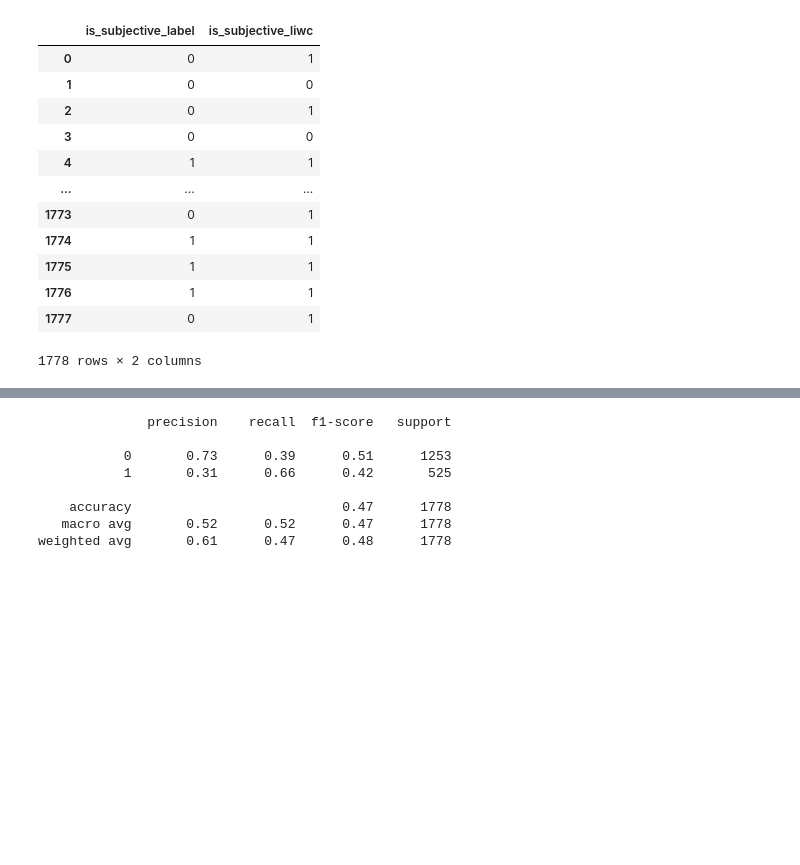
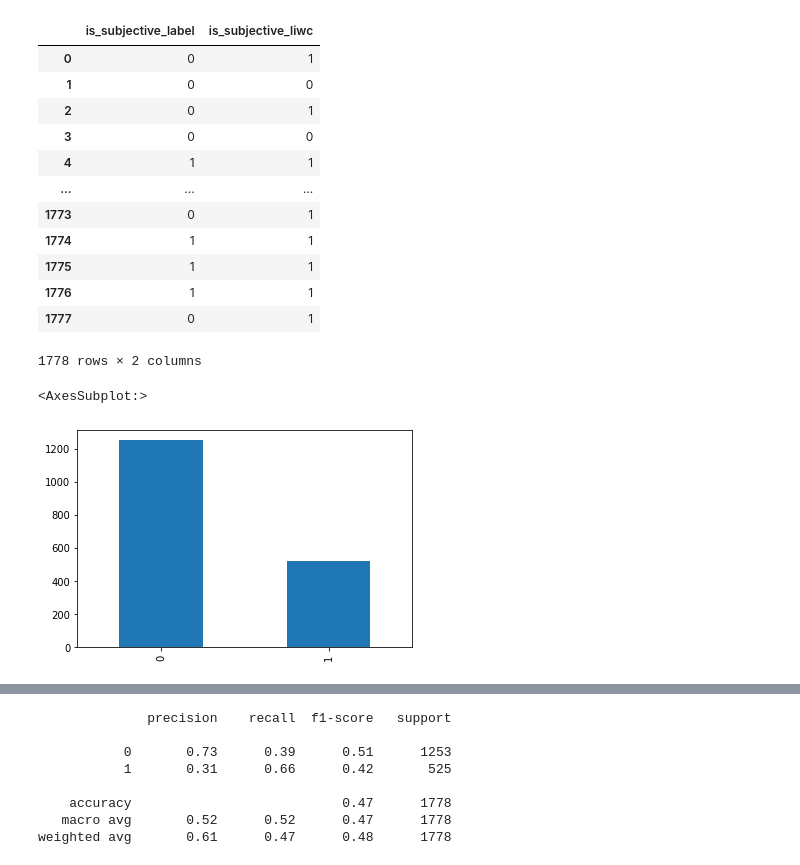
Before and after one commit to diegogp/sentiment-analysis, a Jupyter notebook: liwc_subjectivity_classifier.ipynb, the cells around one changed output, grey strips where cells are left out. Drawn from its saved outputs; the diff is of its cells as text; code cells hidden in the pictures; blank space fills up the shorter version.

```diff
--- a/liwc_subjectivity_classifier.ipynb
+++ b/liwc_subjectivity_classifier.ipynb
@@ -20,3 +29,8 @@ df[['is_subjective_label', 'is_subjective_liwc']]
 | 1776 | 1 | 1 |
 | 1777 | 0 | 1 |
 1778 rows × 2 columns
+# %%
+df['is_subjective_label'].value_counts().plot(kind='bar')
+# %% [output]
+<AxesSubplot:>
+[figure, added]
```
Also changed, not shown: parts of 2 cells of this notebook, 2 other files.
